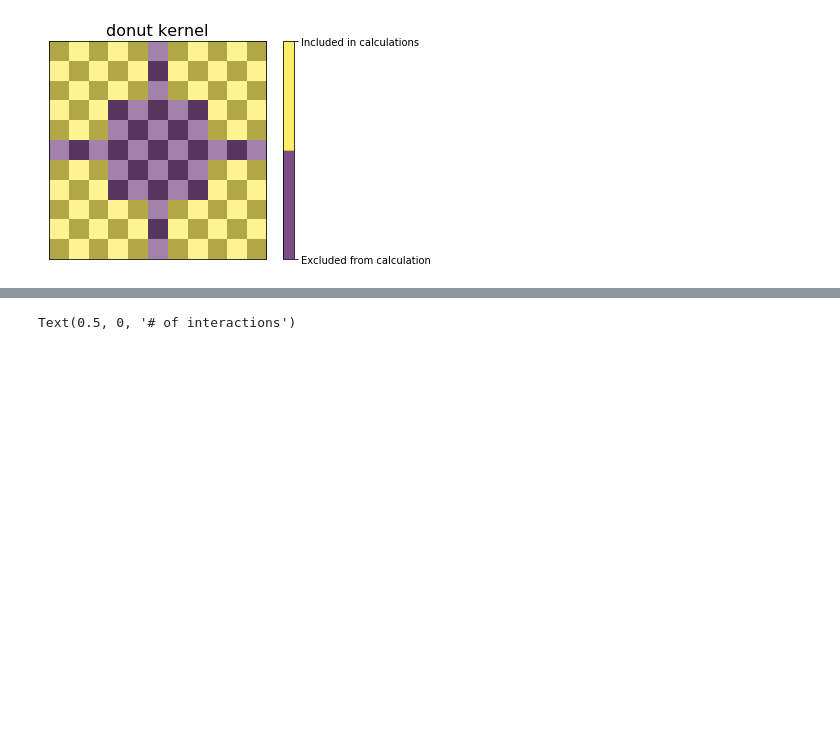
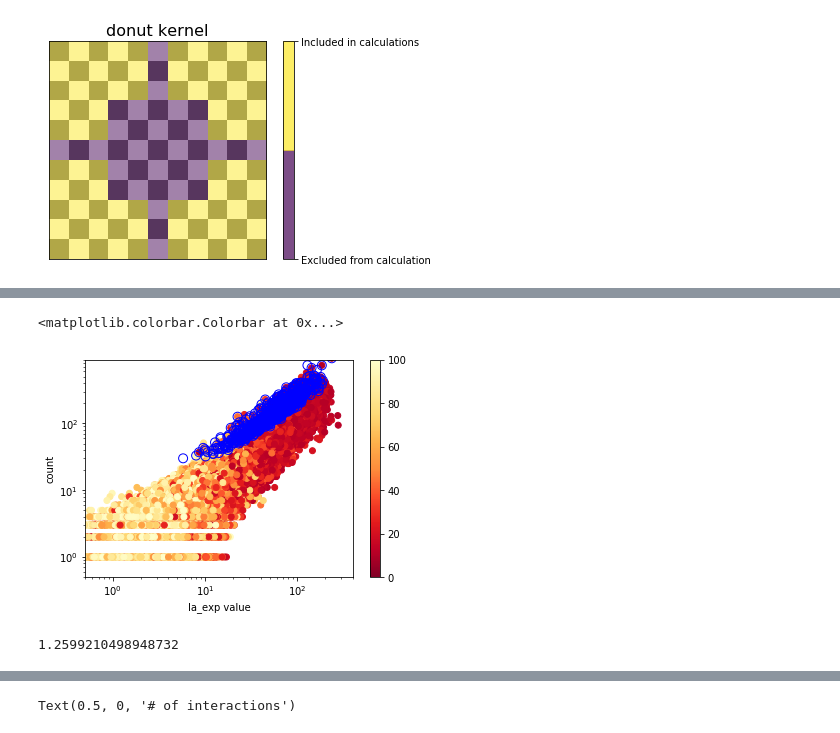
Before and after one commit to open2c/cooltools, a Jupyter notebook: doc/examples/dot-calling-internals.ipynb, the cells around one changed output, grey strips where cells are left out. Saved outputs shown, nothing was run; the diff lists cells and outputs as text; code cells hidden in the pictures; blank space fills up the shorter version.

```diff
--- a/doc/examples/dot-calling-internals.ipynb
+++ b/doc/examples/dot-calling-internals.ipynb
@@ -299,0 +302,14 @@ for each pixel and use this value *immediately* without trying to store it
+# %%
+# locally adjusted returned in place for just 1 chromosome:
+la_exp = dotfinder.scoring_step(clr,
+                    expected,
+                    expected_name,
+                    balancing_weight_name,
+                    tiles,
+                    kernels,
+                    1,
+                    loci_separation_bins,
+                    None,
+                    nproc,
+                    "local",
+                    verbose)
@@ -299,0 +368,44 @@ for each pixel and use this value *immediately* without trying to store it
+# %%
+xlabel = 'la_exp.donut.value'
+ylabel = 'count'
+
+# we might consider "downsampling" la_exp dataframe in order to make obs/exp scatter plot less busy:
+sub_la_exp = la_exp.sample(frac=0.7)
+
+sct = plt.scatter(sub_la_exp[xlabel],
+                  sub_la_exp[ylabel],
+                  # color dots on the scatter by their genomic separation
+                  c=sub_la_exp['bin2_id']-sub_la_exp['bin1_id'],
+                  vmin=0,
+                  vmax = 100,
+                  cmap="YlOrRd_r")
+
+
+
+plt.scatter(yyy[xlabel],yyy[ylabel], s=80, facecolors='none', edgecolors='b')
+# plt.scatter(eeee[xlabel],eeee[ylabel], s=80, facecolors='none', edgecolors='y')
+
+
+
+# plt.vlines(ledges[1:-15],ymin=0.5,ymax=900,color='red')
+
+ax = plt.gca()
+fig = plt.gcf()
+
+ax.set_xscale('log')
+ax.set_yscale('log')
+
+ax.set_xlim(0.5,400)
+ax.set_ylim(0.5,900)
+
+ax.set_ylabel("count")
+ax.set_xlabel("la_exp value")
+
+fig.colorbar(scat)
+# %% [output]
+<matplotlib.colorbar.Colorbar at 0x...>
+[figure, added]
+# %%
+2**0.3333333333333333333333333333333333333333333333333333333333333
+# %% [output]
+1.2599210498948732
```
Also changed, not shown: parts of 18 cells of this notebook.
